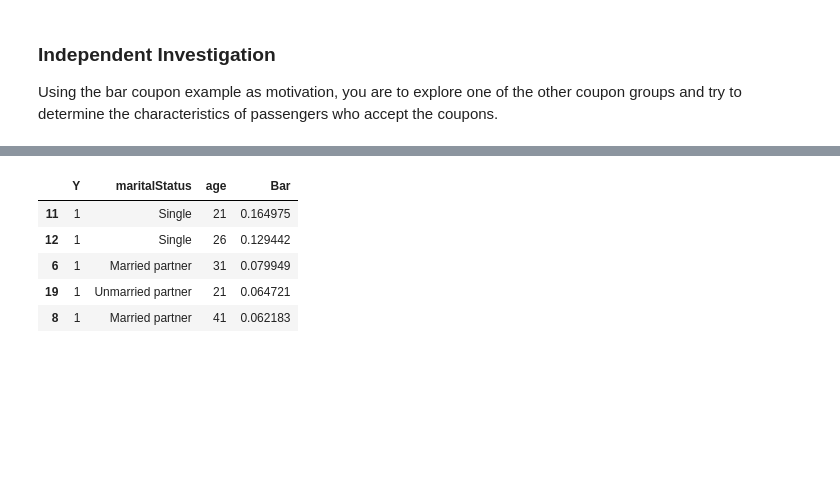
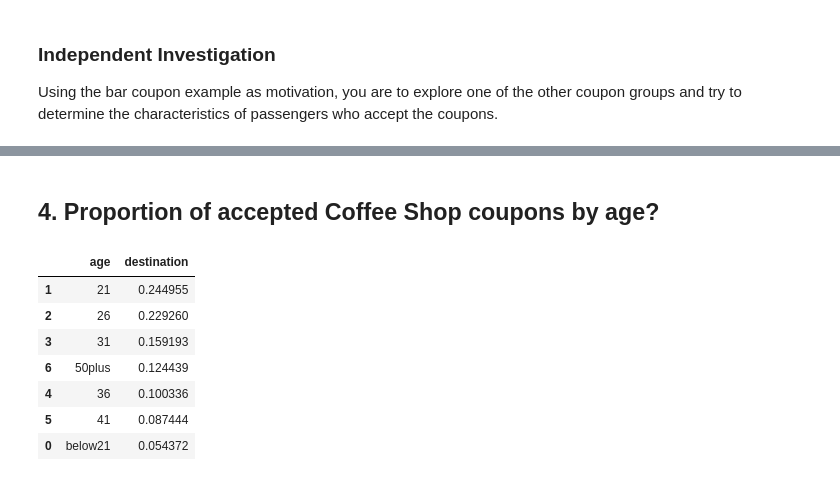
Before and after one commit to az2611/berkeley_ML, a Jupyter notebook: Module_5_prompt.ipynb, the cells around one changed output, grey strips where cells are left out. Cells and saved outputs as stored; diff of their text form; code cells hidden in the pictures; blank space fills up the shorter version.

```diff
--- a/Module_5_prompt.ipynb
+++ b/Module_5_prompt.ipynb
@@ -133,6 +135,10 @@ dtype: int64
 # %%
 #Decided to drop all rows with missing data, except for 'car'
 data_cl = data.dropna(subset = ['Bar', 'CoffeeHouse', 'CarryAway','RestaurantLessThan20','Restaurant20To50'])
+
+#Decided to drop the "car" column due to relevance and amount of missing values
+data_cl = data_cl.drop('car',axis=1)
+
 data_nulls=data_cl.isnull().sum()
 data_nulls
 # %% [output]
@@ -311,0 +345,4 @@ data_bar.query("Y==1").groupby(['Y','maritalStatus']).count().transform(lambda x
+# %%
+#Reduce the data to Coffee House coupons
+data_coffee = data_cl[data_cl['coupon'] == 'Coffee House']
+data_coffee.head()
@@ -311,0 +376,9 @@ data_bar.query("Y==1").groupby(['Y','maritalStatus']).count().transform(lambda x
+# %%
+# Rearrange levels in "age"
+data_coffee["age"] = data_coffee["age"].astype('category')
+data_coffee["age"] = data_coffee["age"].cat.set_categories(["below21", "21", "26", "31", "36", "41", "50plus"], ordered=True)
+
+sns.histplot(data=data_coffee, x='age').set(title='Age distribution for those receiving Coffee House coupons')
+plt.savefig('/content/drive/My Drive/UC_Berkeley_Certificate/Module_05/figs/05_Age_distribution_for_those_receiving_Coffee_House_coupons.png')
+
+#People between 21 and 31 make the bulk of those who received coupon for Coffee House
@@ -312,10 +397,15 @@ data_bar.query("Y==1").groupby(['Y','maritalStatus']).count().transform(lambda x
+# %% [markdown]
+## 4. Proportion of accepted Coffee Shop coupons by age?
 # %%
-g=data_bar.query("Y==1").groupby(['Y','maritalStatus','age']).count().transform(lambda x: x / x.sum())[['Bar']].reset_index().sort_values('Bar', ascending=False)
-g.head(5)
+data_coffee.query('Y==1').groupby(['age']).count().transform(lambda x: x / x.sum())[['destination']].reset_index().sort_values('destination', ascending=False).head(10)
+
+#People between 21 and 31 comprise 63% of those who accepted a Coffee House coupon.
 # %% [output]
-|  | Y | maritalStatus | age | Bar |
-| 11 | 1 | Single | 21 | 0.164975 |
-| 12 | 1 | Single | 26 | 0.129442 |
-| 6 | 1 | Married partner | 31 | 0.079949 |
-| 19 | 1 | Unmarried partner | 21 | 0.064721 |
-| 8 | 1 | Married partner | 41 | 0.062183 |
+|  | age | destination |
+| 1 | 21 | 0.244955 |
+| 2 | 26 | 0.229260 |
+| 3 | 31 | 0.159193 |
+| 6 | 50plus | 0.124439 |
+| 4 | 36 | 0.100336 |
+| 5 | 41 | 0.087444 |
+| 0 | below21 | 0.054372 |
```
Also changed, not shown: parts of 37 cells of this notebook.
